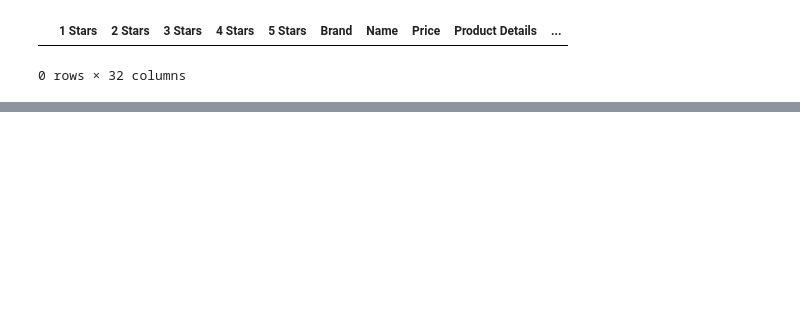
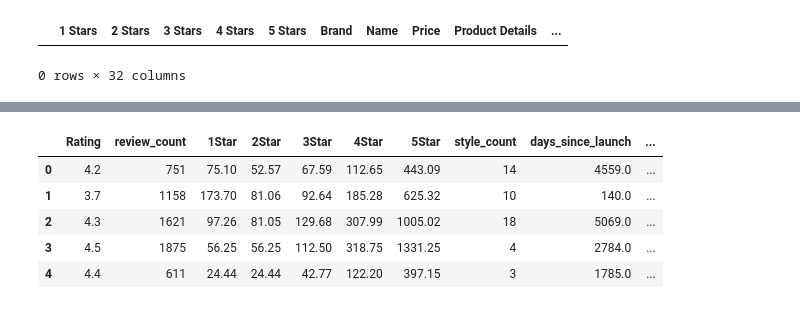
Before and after one commit to Ifeadewumi/metis_work, a Jupyter notebook: luther/Amazon_data_clean.ipynb, the cells around one changed output, grey strips where cells are left out. Cells and saved outputs as stored; diff of their text form; code cells hidden in the pictures; blank space fills up the shorter version.

```diff
--- a/luther/Amazon_data_clean.ipynb
+++ b/luther/Amazon_data_clean.ipynb
@@ -316,0 +305,9 @@ Index(['Brand', 'Name', 'Url', '1Star', '2Star', '3Star', '4Star', '5Star',
+# %%
+dummy_df.head()
+# %% [output]
+|  | Rating | review_count | 1Star | 2Star | 3Star | 4Star | 5Star | style_count | days_since_launch | ... |
+| 0 | 4.2 | 751 | 75.10 | 52.57 | 67.59 | 112.65 | 443.09 | 14 | 4559.0 | ... |
+| 1 | 3.7 | 1158 | 173.70 | 81.06 | 92.64 | 185.28 | 625.32 | 10 | 140.0 | ... |
+| 2 | 4.3 | 1621 | 97.26 | 81.05 | 129.68 | 307.99 | 1005.02 | 18 | 5069.0 | ... |
+| 3 | 4.5 | 1875 | 56.25 | 56.25 | 112.50 | 318.75 | 1331.25 | 4 | 2784.0 | ... |
+| 4 | 4.4 | 611 | 24.44 | 24.44 | 42.77 | 122.20 | 397.15 | 3 | 1785.0 | ... |
```
Also changed, not shown: parts of 29 cells of this notebook, 1 other file.
